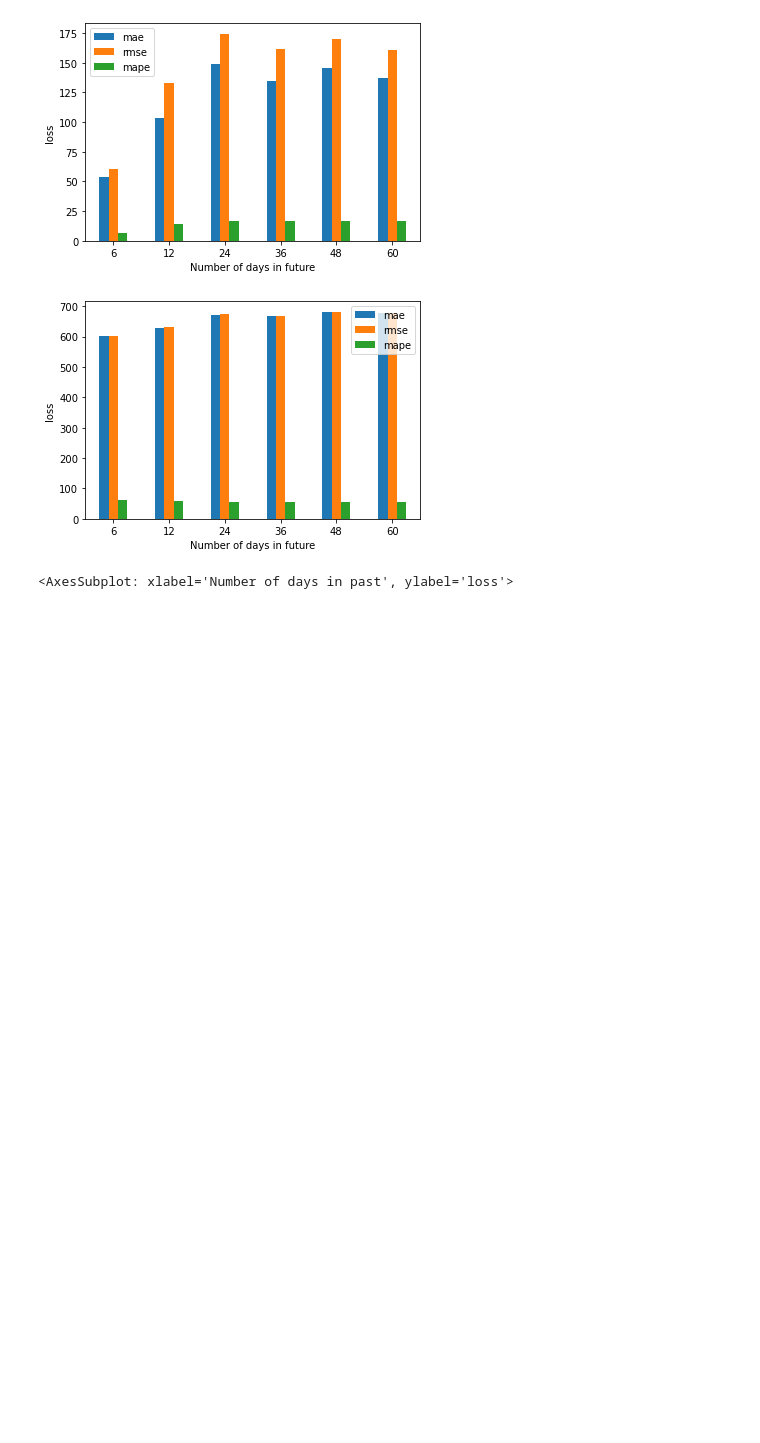
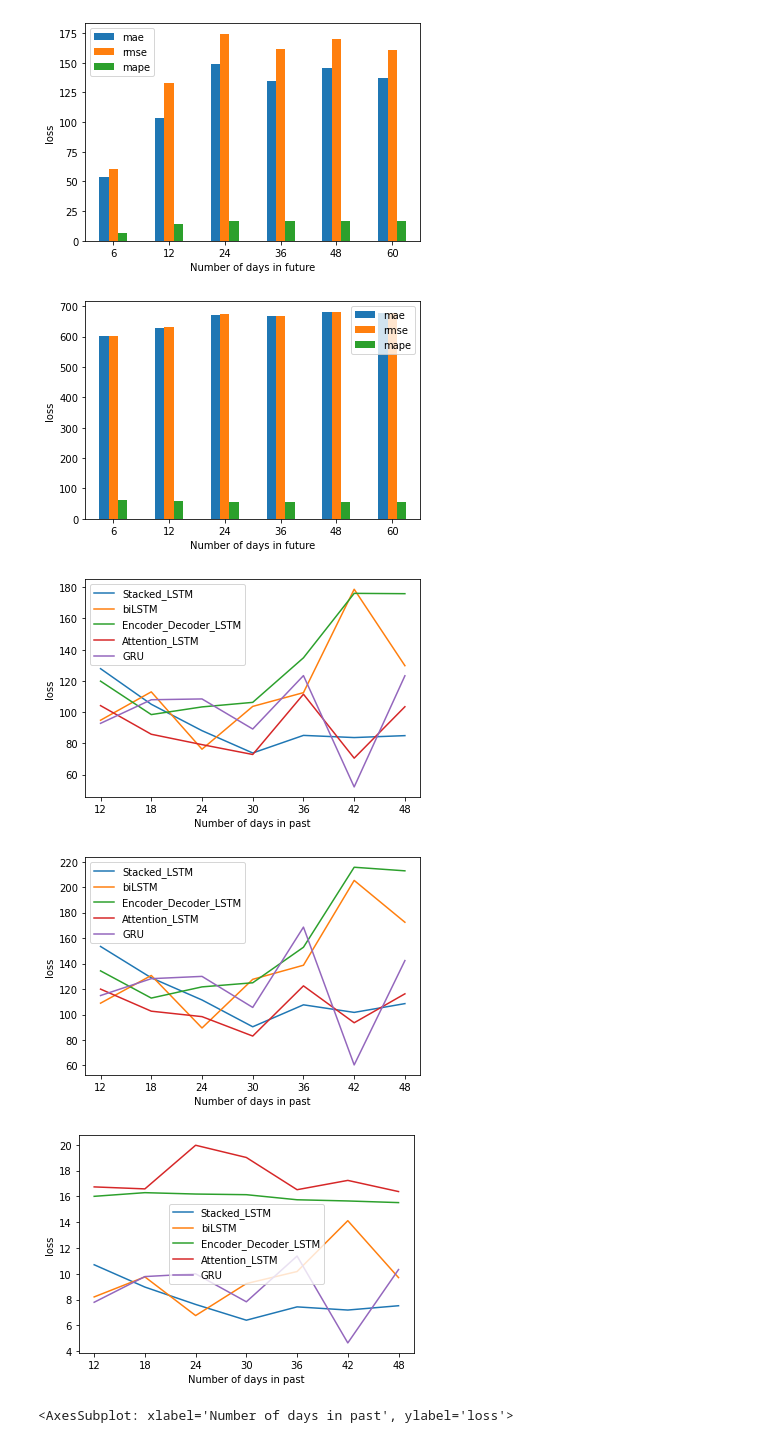
Before and after one commit to Tahuubinh/DL_HUST_Project, a Jupyter notebook: Code/Result_visualization.ipynb, the cells around one changed output. Drawn from its saved outputs; the diff is of its cells as text; code cells hidden in the pictures; blank space fills up the shorter version.

```diff
--- a/Code/Result_visualization.ipynb
+++ b/Code/Result_visualization.ipynb
@@ -60,7 +60,7 @@ savefigDF(axFbProphet, f'{folder_save}\loss_compared_num_futures_2')
 def plotLSTMline(typeLSTMs, loss_type):
     # typeLSTMs = ['Stacked_LSTM', 'biLSTM', 'Encoder_Decoder_LSTM', 'Attention_LSTM', 'GRU']
     df = dict()
-    range_days = [*range(12, 61, 6)]
+    range_days = [*range(12, 49, 6)]
     for typeLSTM in typeLSTMs:
         df[typeLSTM] = list()
         for num_future_day in range_days:
@@ -72,9 +72,14 @@ def plotLSTMline(typeLSTMs, loss_type):
     ax = df.plot.line(xlabel = 'Number of days in past', ylabel = 'loss')
     ax.set_xticks(range_days)
     return ax
-# ax = plotLSTMline(['Stacked_LSTM', 'biLSTM', 'Encoder_Decoder_LSTM', 'Attention_LSTM', 'GRU'], 'mae')
-# ax = plotLSTMline(['Stacked_LSTM', 'biLSTM', 'Encoder_Decoder_LSTM', 'Attention_LSTM', 'GRU'], 'rmse')
-# ax = plotLSTMline(['Stacked_LSTM', 'biLSTM', 'Encoder_Decoder_LSTM', 'Attention_LSTM', 'GRU'], 'mape')
+# %%
+ax = plotLSTMline(['Stacked_LSTM', 'biLSTM', 'Encoder_Decoder_LSTM', 'Attention_LSTM', 'GRU'], 'mae')
+ax = plotLSTMline(['Stacked_LSTM', 'biLSTM', 'Encoder_Decoder_LSTM', 'Attention_LSTM', 'GRU'], 'rmse')
+ax = plotLSTMline(['Stacked_LSTM', 'biLSTM', 'Encoder_Decoder_LSTM', 'Attention_LSTM', 'GRU'], 'mape')
+# %% [output]
+[figure, added]
+[figure, added]
+[figure, added]
 # %%
 models = ['GRU', 'Attention_LSTM']
 plotLSTMline(models, 'mae')
```
Also changed, not shown: 54 other files.
